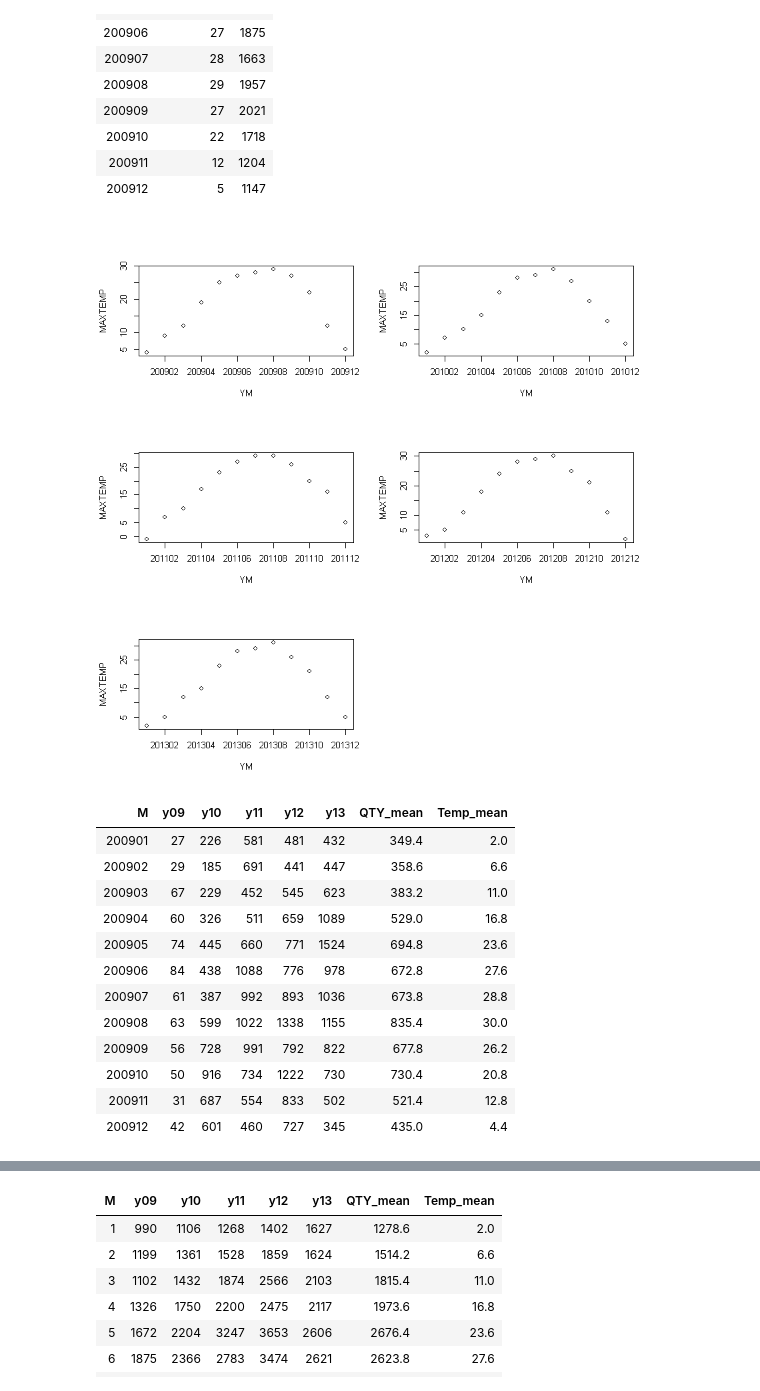
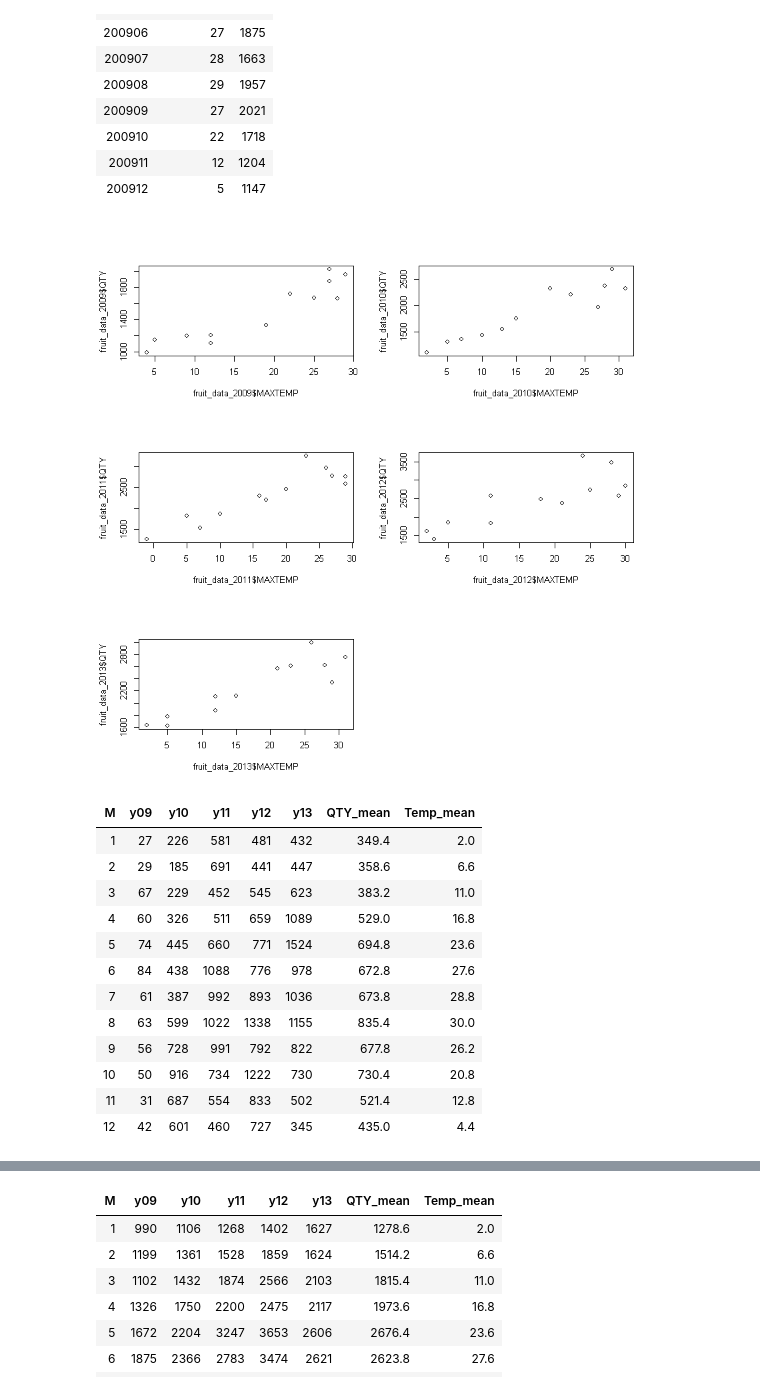
Before and after one commit to Seungki-Jeong/R_Practice, a Jupyter notebook: 개인.ipynb, the cells around one changed output, grey strips where cells are left out. Cells and saved outputs as stored; diff of their text form; code cells hidden in the pictures.

```diff
--- a/개인.ipynb
+++ b/개인.ipynb
@@ -160,13 +423,13 @@ fruit_data_2009
 | 200912 | 5 | 1147 |
 # %%
 par(mfrow = c(3,2))
-plot(fruit_data_2009)
-plot(fruit_data_2010)
-plot(fruit_data_2011)
-plot(fruit_data_2012)
-plot(fruit_data_2013)
+plot(fruit_data_2009$MAXTEMP, fruit_data_2009$QTY)
+plot(fruit_data_2010$MAXTEMP, fruit_data_2010$QTY)
+plot(fruit_data_2011$MAXTEMP, fruit_data_2011$QTY)
+plot(fruit_data_2012$MAXTEMP, fruit_data_2012$QTY)
+plot(fruit_data_2013$MAXTEMP, fruit_data_2013$QTY)
 # %% [output]
-[figure, old version]
+[figure, new version]
 # %%
 vitamin_data_2009 = vitamin_data %>%
                     select(YM, MAXTEMP, QTY) %>%
@@ -184,6 +447,12 @@ vitamin_data_2013 = vitamin_data %>%
                     select(YM, MAXTEMP, QTY) %>%
                     filter(grepl('^2013', YM))
 
+vitamin_data_2009$YM = seq(1:12)
+vitamin_data_2010$YM = seq(1:12)
+vitamin_data_2011$YM = seq(1:12)
+vitamin_data_2012$YM = seq(1:12)
+vitamin_data_2013$YM = seq(1:12)
+
 vitamin_data_t = data.frame(vitamin_data_2009$YM, vitamin_data_2009$MAXTEMP)
 vitamin_data_t = cbind(vitamin_data_t, vitamin_data_2010$MAXTEMP, vitamin_data_2011$MAXTEMP, vitamin_data_2012$MAXTEMP,
                        vitamin_data_2013$MAXTEMP)
@@ -199,17 +468,17 @@ colnames(vitamin_data_) = c('M', 'y09', 'y10', 'y11', 'y12', 'y13', 'QTY_mean',
 vitamin_data_
 # %% [output]
 | M | y09 | y10 | y11 | y12 | y13 | QTY_mean | Temp_mean |
-| 200901 | 27 | 226 | 581 | 481 | 432 | 349.4 | 2.0 |
-| 200902 | 29 | 185 | 691 | 441 | 447 | 358.6 | 6.6 |
-| 200903 | 67 | 229 | 452 | 545 | 623 | 383.2 | 11.0 |
-| 200904 | 60 | 326 | 511 | 659 | 1089 | 529.0 | 16.8 |
-| 200905 | 74 | 445 | 660 | 771 | 1524 | 694.8 | 23.6 |
-| 200906 | 84 | 438 | 1088 | 776 | 978 | 672.8 | 27.6 |
-| 200907 | 61 | 387 | 992 | 893 | 1036 | 673.8 | 28.8 |
-| 200908 | 63 | 599 | 1022 | 1338 | 1155 | 835.4 | 30.0 |
-| 200909 | 56 | 728 | 991 | 792 | 822 | 677.8 | 26.2 |
-| 200910 | 50 | 916 | 734 | 1222 | 730 | 730.4 | 20.8 |
-| 200911 | 31 | 687 | 554 | 833 | 502 | 521.4 | 12.8 |
-| 200912 | 42 | 601 | 460 | 727 | 345 | 435.0 | 4.4 |
+| 1 | 27 | 226 | 581 | 481 | 432 | 349.4 | 2.0 |
+| 2 | 29 | 185 | 691 | 441 | 447 | 358.6 | 6.6 |
+| 3 | 67 | 229 | 452 | 545 | 623 | 383.2 | 11.0 |
+| 4 | 60 | 326 | 511 | 659 | 1089 | 529.0 | 16.8 |
+| 5 | 74 | 445 | 660 | 771 | 1524 | 694.8 | 23.6 |
+| 6 | 84 | 438 | 1088 | 776 | 978 | 672.8 | 27.6 |
+| 7 | 61 | 387 | 992 | 893 | 1036 | 673.8 | 28.8 |
+| 8 | 63 | 599 | 1022 | 1338 | 1155 | 835.4 | 30.0 |
+| 9 | 56 | 728 | 991 | 792 | 822 | 677.8 | 26.2 |
+| 10 | 50 | 916 | 734 | 1222 | 730 | 730.4 | 20.8 |
+| 11 | 31 | 687 | 554 | 833 | 502 | 521.4 | 12.8 |
+| 12 | 42 | 601 | 460 | 727 | 345 | 435.0 | 4.4 |
 # %%
 par(mfrow = c(3, 2))
```
Also changed, not shown: parts of 36 cells of this notebook.
